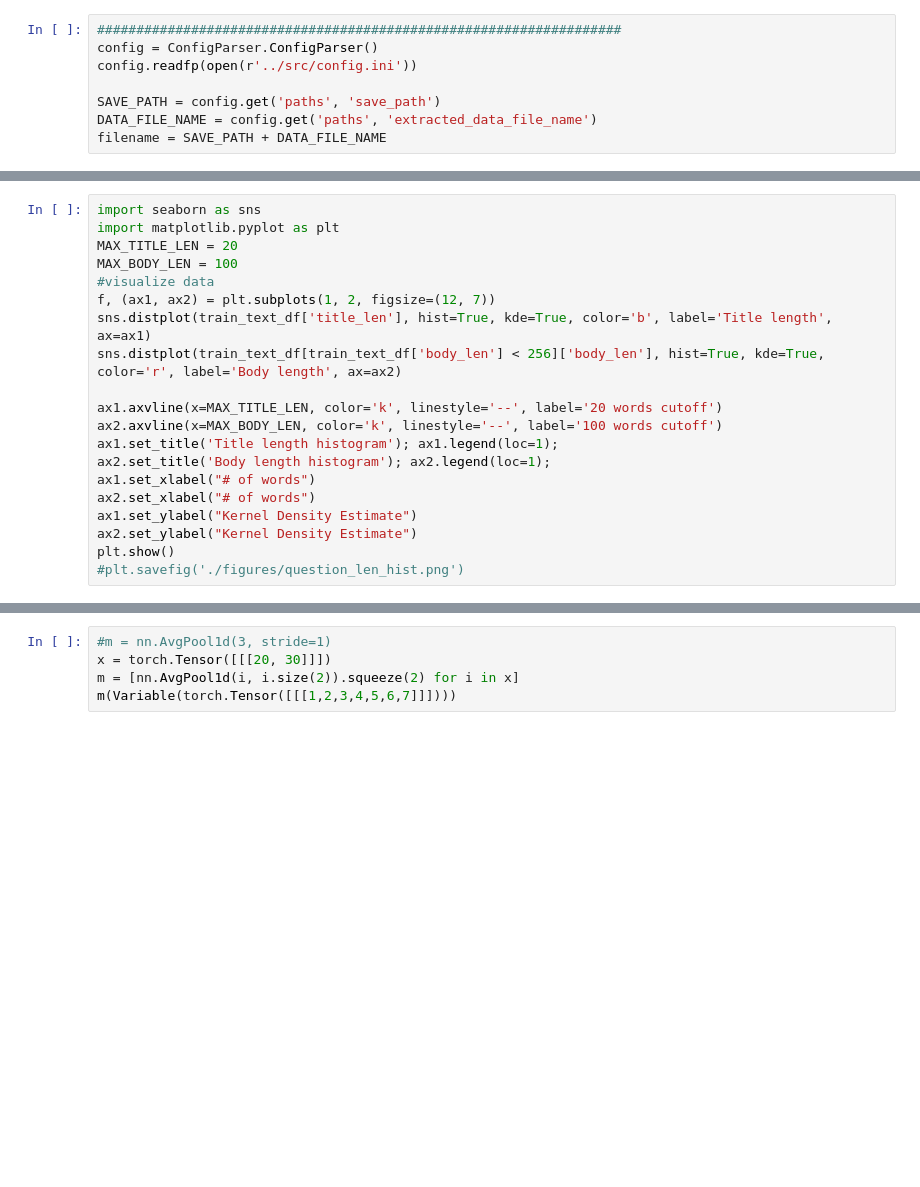
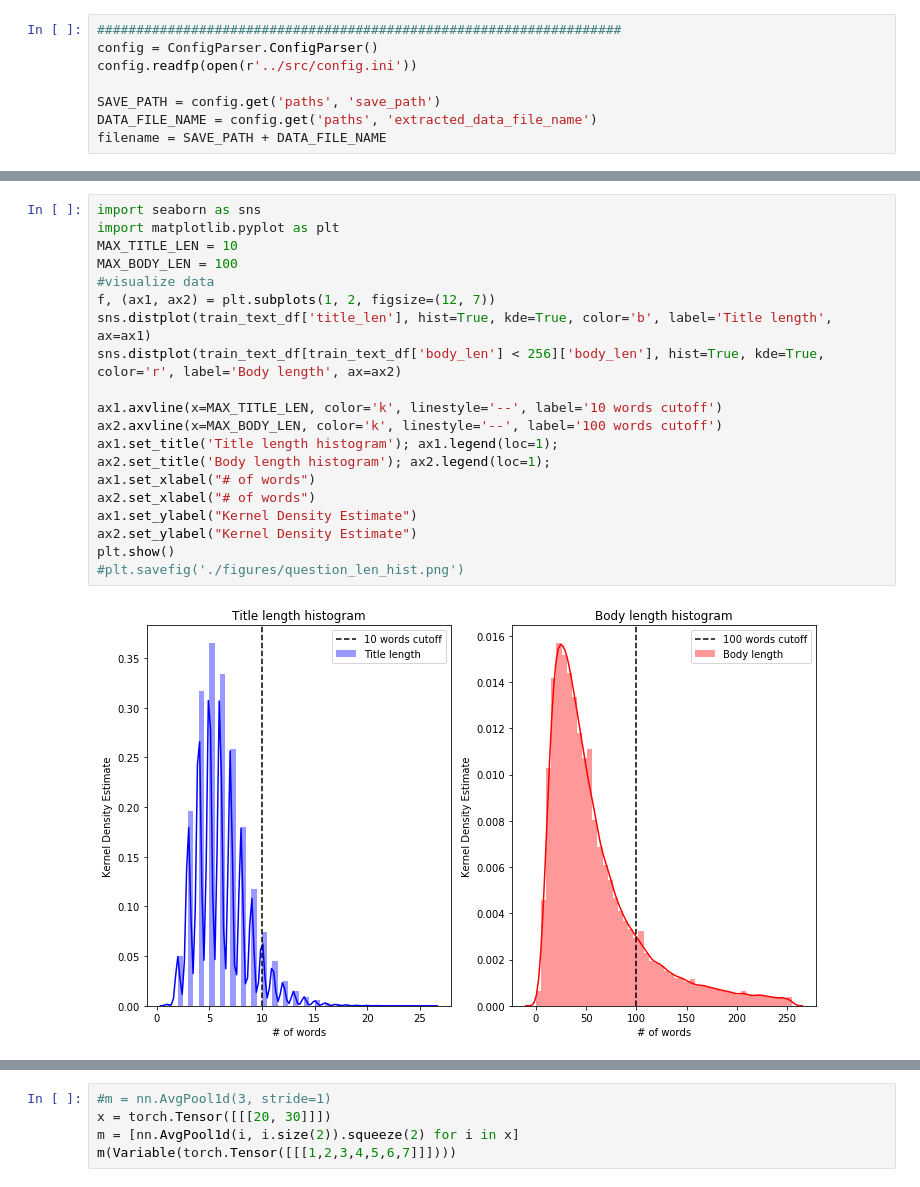
Before and after one commit to shashank-srikant/6.864_term_project, a Jupyter notebook: ipynb/data_extract.ipynb, the cells around one changed output, grey strips where cells are left out. Cells and saved outputs as stored; diff of their text form; blank space fills up the shorter version.

```diff
--- a/ipynb/data_extract.ipynb
+++ b/ipynb/data_extract.ipynb
@@ -41,23 +31,25 @@ train_text_df.describe()
 # %%
 import seaborn as sns
 import matplotlib.pyplot as plt
-MAX_TITLE_LEN = 20
+MAX_TITLE_LEN = 10
 MAX_BODY_LEN = 100
 #visualize data
 f, (ax1, ax2) = plt.subplots(1, 2, figsize=(12, 7))
 sns.distplot(train_text_df['title_len'], hist=True, kde=True, color='b', label='Title length', ax=ax1)
 sns.distplot(train_text_df[train_text_df['body_len'] < 256]['body_len'], hist=True, kde=True, color='r', label='Body length', ax=ax2)
 
-ax1.axvline(x=MAX_TITLE_LEN, color='k', linestyle='--', label='20 words cutoff')
+ax1.axvline(x=MAX_TITLE_LEN, color='k', linestyle='--', label='10 words cutoff')
 ax2.axvline(x=MAX_BODY_LEN, color='k', linestyle='--', label='100 words cutoff')
 ax1.set_title('Title length histogram'); ax1.legend(loc=1);
 ax2.set_title('Body length histogram'); ax2.legend(loc=1);
 ax1.set_xlabel("# of words")
 ax2.set_xlabel("# of words")
 ax1.set_ylabel("Kernel Density Estimate")
 ax2.set_ylabel("Kernel Density Estimate")
 plt.show()
 #plt.savefig('./figures/question_len_hist.png')
+# %% [output]
+[figure, added]
 # %%
 
 
```
Also changed, not shown: parts of 6 cells of this notebook, 4 other files.
